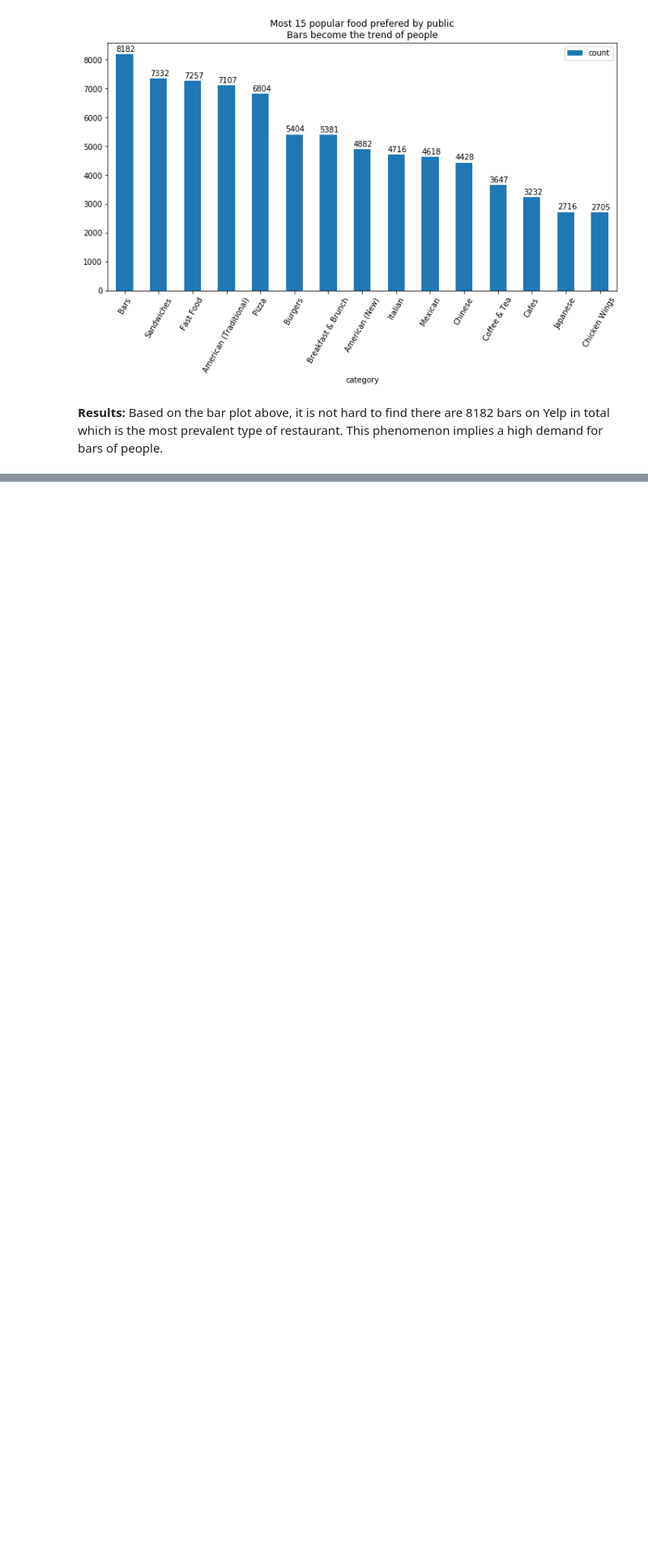
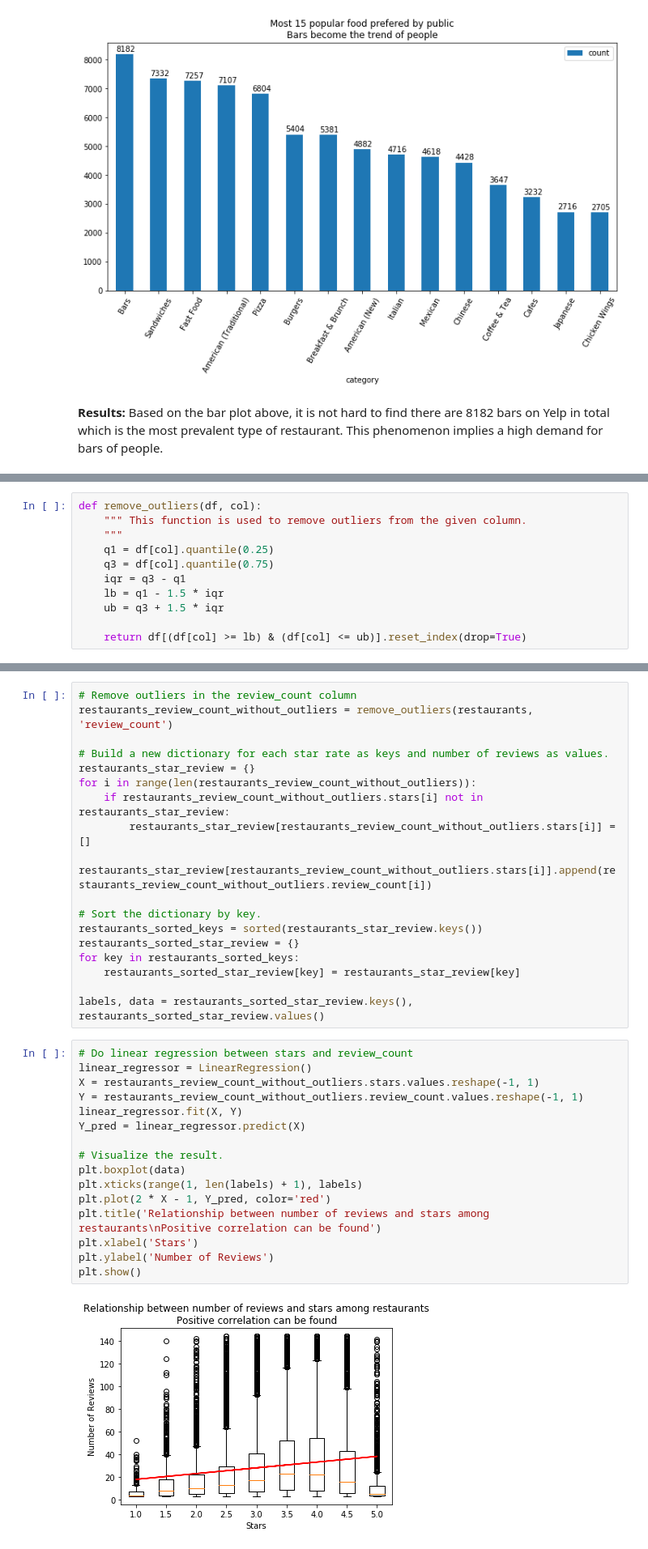
Before and after one commit to wsxwsx543/Yelp-Exploring, a Jupyter notebook: assignment2.ipynb, the cells around one changed output, grey strips where cells are left out. Shown: that part at 81% size. Saved outputs shown, nothing was run; the diff lists cells and outputs as text; blank space fills up the shorter version.

```diff
--- a/assignment2.ipynb
+++ b/assignment2.ipynb
@@ -304,0 +389,11 @@ Based on the bar plot above, it is not hard to find there are 8182 bars on Yelp
+# %%
+def remove_outliers(df, col):
+    """ This function is used to remove outliers from the given column.
+    """
+    q1 = df[col].quantile(0.25)
+    q3 = df[col].quantile(0.75)
+    iqr = q3 - q1
+    lb = q1 - 1.5 * iqr
+    ub = q3 + 1.5 * iqr
+
+    return df[(df[col] >= lb) & (df[col] <= ub)].reset_index(drop=True)
@@ -304,0 +450,36 @@ Based on the bar plot above, it is not hard to find there are 8182 bars on Yelp
+# %%
+# Remove outliers in the review_count column
+restaurants_review_count_without_outliers = remove_outliers(restaurants, 'review_count')
+
+# Build a new dictionary for each star rate as keys and number of reviews as values.
+restaurants_star_review = {}
+for i in range(len(restaurants_review_count_without_outliers)):
+    if restaurants_review_count_without_outliers.stars[i] not in restaurants_star_review:
+        restaurants_star_review[restaurants_review_count_without_outliers.stars[i]] = []
+    restaurants_star_review[restaurants_review_count_without_outliers.stars[i]].append(restaurants_review_count_without_outliers.review_count[i])
+
+# Sort the dictionary by key.
+restaurants_sorted_keys = sorted(restaurants_star_review.keys())
+restaurants_sorted_star_review = {}
+for key in restaurants_sorted_keys:
+    restaurants_sorted_star_review[key] = restaurants_star_review[key]
+
+labels, data = restaurants_sorted_star_review.keys(), restaurants_sorted_star_review.values()
+# %%
+# Do linear regression between stars and review_count
+linear_regressor = LinearRegression()
+X = restaurants_review_count_without_outliers.stars.values.reshape(-1, 1)
+Y = restaurants_review_count_without_outliers.review_count.values.reshape(-1, 1)
+linear_regressor.fit(X, Y)
+Y_pred = linear_regressor.predict(X)
+
+# Visualize the result.
+plt.boxplot(data)
+plt.xticks(range(1, len(labels) + 1), labels)
+plt.plot(2 * X - 1, Y_pred, color='red')
+plt.title('Relationship between number of reviews and stars among restaurants\nPositive correlation can be found')
+plt.xlabel('Stars')
+plt.ylabel('Number of Reviews')
+plt.show()
+# %% [output]
+[figure, added]
```
Also changed, not shown: parts of 21 cells of this notebook.
